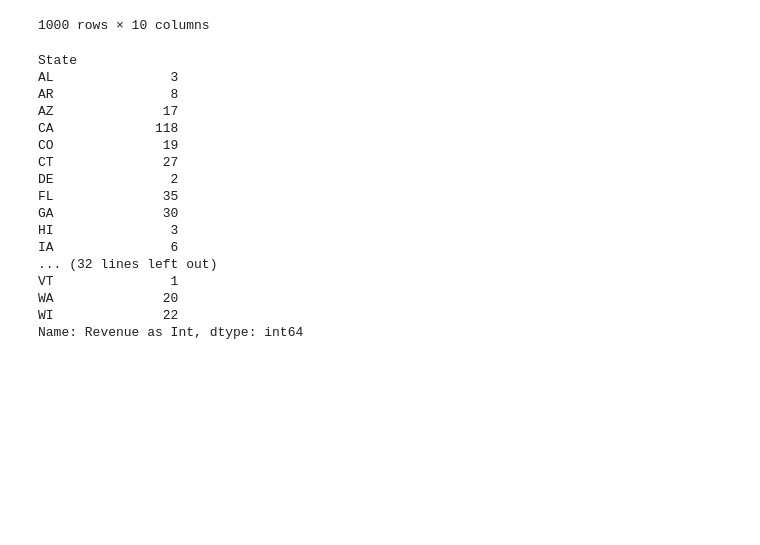
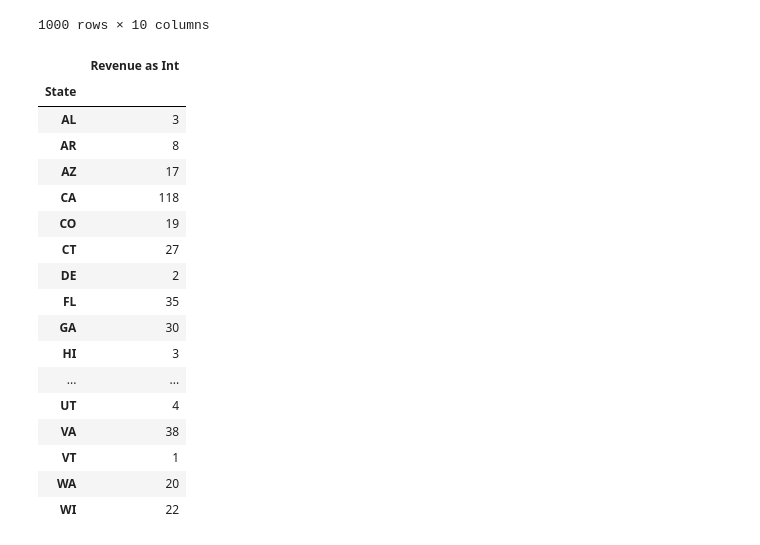
Before and after one commit to yujinie-choi/data_project_one, a Jupyter notebook: yujin_data.ipynb, the cells around one changed output. Saved outputs shown, nothing was run; the diff lists cells and outputs as text; code cells hidden in the pictures; blank space fills up the shorter version.

Commit message:
cleaning data

```diff
--- a/yujin_data.ipynb
+++ b/yujin_data.ipynb
@@ -58,6 +58,7 @@ revenue_int = []
 for x in fortune_1000["Revenues ($M)"]:
     revenue_int.append(float(x.replace("$","").replace(",","").replace(" ","")))
 fortune_1000["Revenue as Int"] = revenue_int
+fortune_1000.loc[fortune_1000["State"] == "Michigan", "State"] = "MI"
 fortune_1000
 # %% [output]
 |  | Company | Revenues ($M) | Profits ($M) | Assets ($M) | Employees | Sector | Industry | City | State | ... |
@@ -81,24 +82,29 @@ fortune_1000
 # %%
 fortune_group = fortune_1000.groupby("State")
 fortune_count = fortune_group["Revenue as Int"].count()
-fortune_count
+fortune_count.sort_values()
+
+state_df = pd.DataFrame(fortune_count)
+state_df = state_df.drop(["Puerto Rico"], axis=0)
+state_df
 # %% [output]
-State
-AL               3
-AR               8
-AZ              17
-CA             118
-CO              19
-CT              27
-DE               2
-FL              35
-GA              30
-HI               3
-IA               6
-... (32 lines left out)
-VT               1
-WA              20
-WI              22
-Name: Revenue as Int, dtype: int64
+|  | Revenue as Int |
+| State |  |
+| AL | 3 |
+| AR | 8 |
+| AZ | 17 |
+| CA | 118 |
+| CO | 19 |
+| CT | 27 |
+| DE | 2 |
+| FL | 35 |
+| GA | 30 |
+| HI | 3 |
+| ... | ... |
+| UT | 4 |
+| VA | 38 |
+| VT | 1 |
+| WA | 20 |
+| WI | 22 |
 # %%
 fortune_mean = fortune_group["Revenue as Int"].mean()
```
Also changed, not shown: parts of 3 cells of this notebook.
